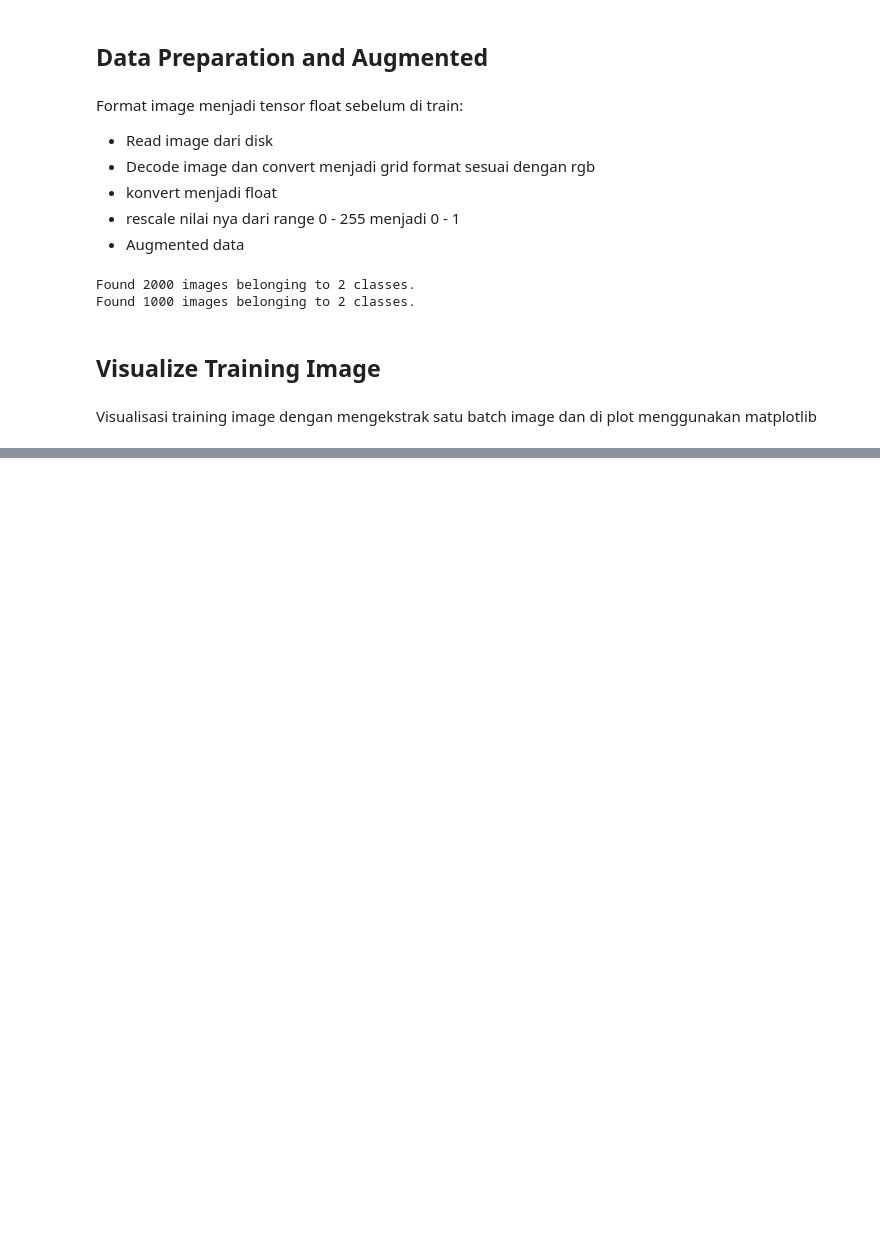
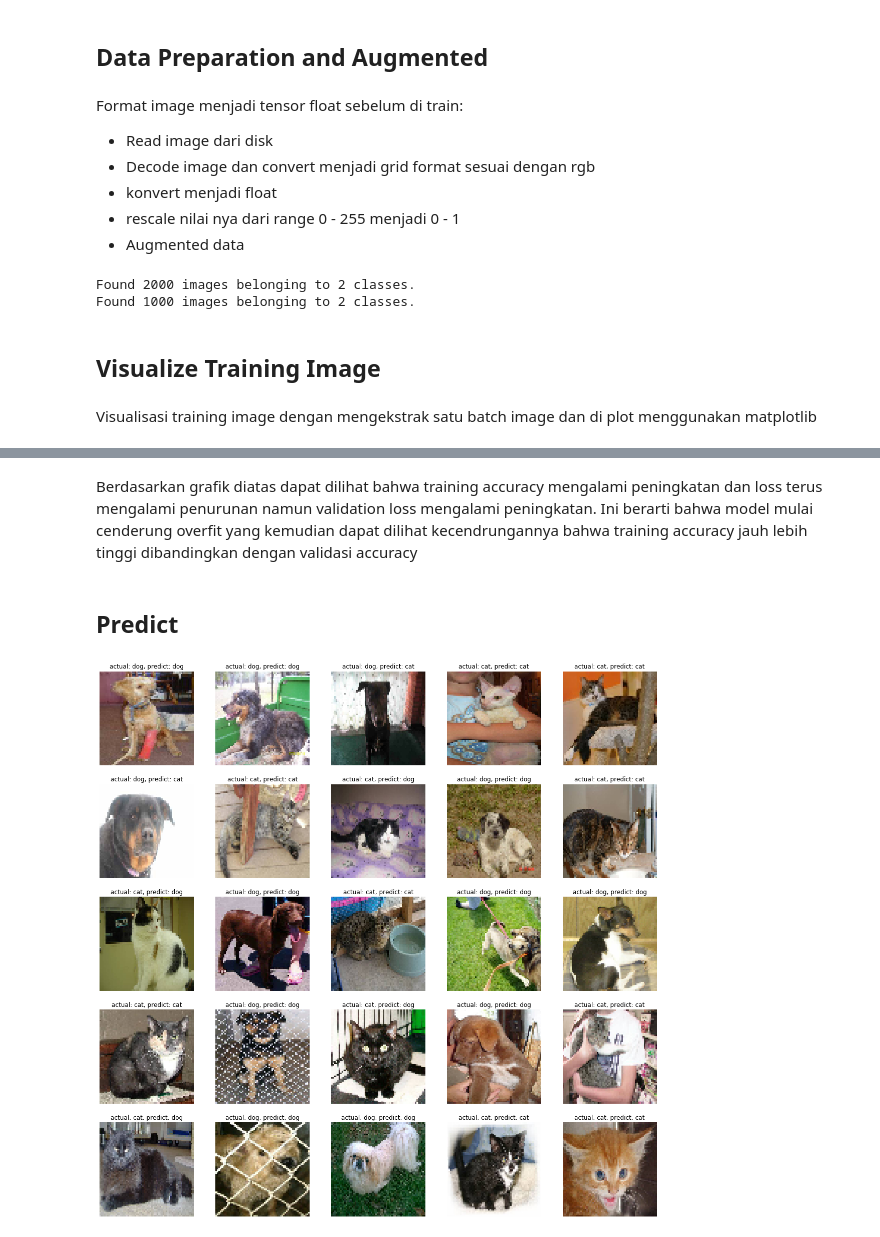
Before and after one commit to wisnudj/H8_PTP_Final_Image, a Jupyter notebook: CatDog-Classifications.ipynb, the cells around one changed output, grey strips where cells are left out. Saved outputs shown, nothing was run; the diff lists cells and outputs as text; code cells hidden in the pictures; blank space fills up the shorter version.

Commit message:
add predict

```diff
--- a/CatDog-Classifications.ipynb
+++ b/CatDog-Classifications.ipynb
@@ -242,0 +282,27 @@ Downloading data from https://github.com/JonathanCMitchell/mobilenet_v2_keras/re
+# %% [markdown]
+Berdasarkan grafik diatas dapat dilihat bahwa training accuracy mengalami peningkatan dan loss terus mengalami penurunan namun validation loss mengalami peningkatan. Ini berarti bahwa model mulai cenderung overfit yang kemudian dapat dilihat kecendrungannya bahwa training accuracy jauh lebih tinggi dibandingkan dengan validasi accuracy
+# %% [markdown]
+## Predict
+# %%
+# Fungsi ini untuk memplot image 5 x 5 image kh
+def compare_actual_predict_batch(image_batch, actual_label_batch, predict_label_batch):
+  plt.figure(figsize=(20,20))
+  for n in range(25):
+      ax = plt.subplot(5,5,n+1)
+      plt.imshow(image_batch[n])
+      actual_state = "dog" if actual_label_batch[n] == 1.0 else "cat"
+      predict_state = "dog" if predict_label_batch[n] == 1.0 else "cat"
+      title = f"actual: {actual_state}, predict: {predict_state}"
+      plt.title(title)
+      plt.axis('off')
+# %%
+sample_validation_images, sample_validation_label = next(val_data_gen)
+# %%
+res_predict = model.predict(sample_validation_images)
+# %%
+res_predict[res_predict > 0.5] = 1
+res_predict[res_predict <= 0.5] = 0
+# %%
+compare_actual_predict_batch(sample_validation_images, sample_validation_label, res_predict)
+# %% [output]
+[figure, added]
```
Also changed, not shown: parts of 13 cells of this notebook.
